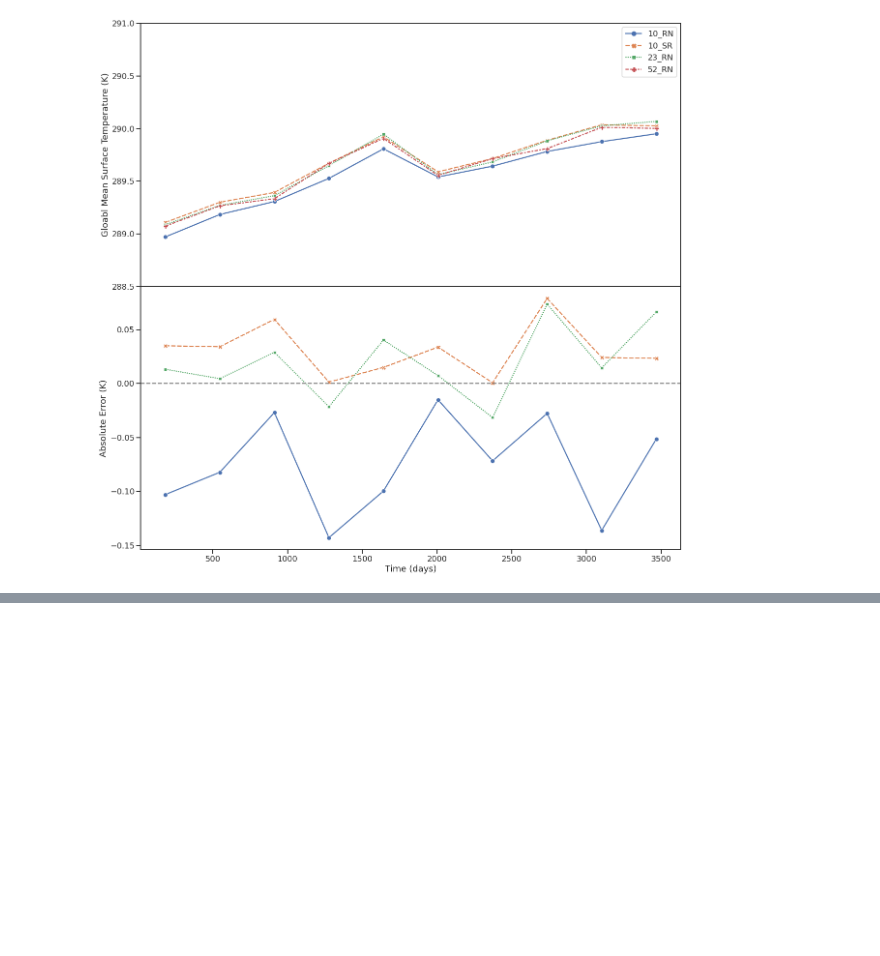
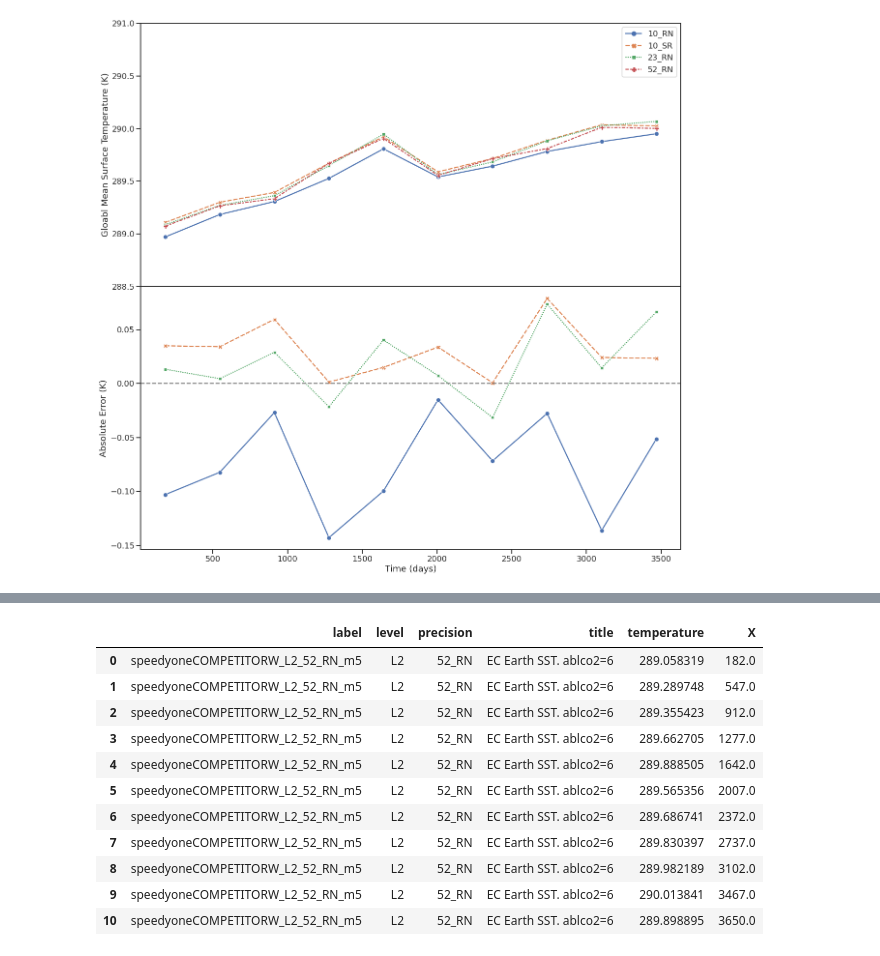
Before and after one commit to eapax/speedy, a Jupyter notebook: jupyter_notebooks/Fig1_temperature_timeseries.ipynb, the cells around one changed output, grey strips where cells are left out. Cells and saved outputs as stored; diff of their text form; code cells hidden in the pictures; blank space fills up the shorter version.

```diff
--- a/jupyter_notebooks/Fig1_temperature_timeseries.ipynb
+++ b/jupyter_notebooks/Fig1_temperature_timeseries.ipynb
@@ -100,0 +314,15 @@ plot_error_timeseries(df_mean,save_it)
+# %%
+df_mean_daily
+# %% [output]
+|  | label | level | precision | title | temperature | X |
+| 0 | speedyoneCOMPETITORW_L2_52_RN_m5 | L2 | 52_RN | EC Earth SST. ablco2=6 | 289.058319 | 182.0 |
+| 1 | speedyoneCOMPETITORW_L2_52_RN_m5 | L2 | 52_RN | EC Earth SST. ablco2=6 | 289.289748 | 547.0 |
+| 2 | speedyoneCOMPETITORW_L2_52_RN_m5 | L2 | 52_RN | EC Earth SST. ablco2=6 | 289.355423 | 912.0 |
+| 3 | speedyoneCOMPETITORW_L2_52_RN_m5 | L2 | 52_RN | EC Earth SST. ablco2=6 | 289.662705 | 1277.0 |
+| 4 | speedyoneCOMPETITORW_L2_52_RN_m5 | L2 | 52_RN | EC Earth SST. ablco2=6 | 289.888505 | 1642.0 |
+| 5 | speedyoneCOMPETITORW_L2_52_RN_m5 | L2 | 52_RN | EC Earth SST. ablco2=6 | 289.565356 | 2007.0 |
+| 6 | speedyoneCOMPETITORW_L2_52_RN_m5 | L2 | 52_RN | EC Earth SST. ablco2=6 | 289.686741 | 2372.0 |
+| 7 | speedyoneCOMPETITORW_L2_52_RN_m5 | L2 | 52_RN | EC Earth SST. ablco2=6 | 289.830397 | 2737.0 |
+| 8 | speedyoneCOMPETITORW_L2_52_RN_m5 | L2 | 52_RN | EC Earth SST. ablco2=6 | 289.982189 | 3102.0 |
+| 9 | speedyoneCOMPETITORW_L2_52_RN_m5 | L2 | 52_RN | EC Earth SST. ablco2=6 | 290.013841 | 3467.0 |
+| 10 | speedyoneCOMPETITORW_L2_52_RN_m5 | L2 | 52_RN | EC Earth SST. ablco2=6 | 289.898895 | 3650.0 |
```
Also changed, not shown: parts of 10 cells of this notebook, 5 other files.
